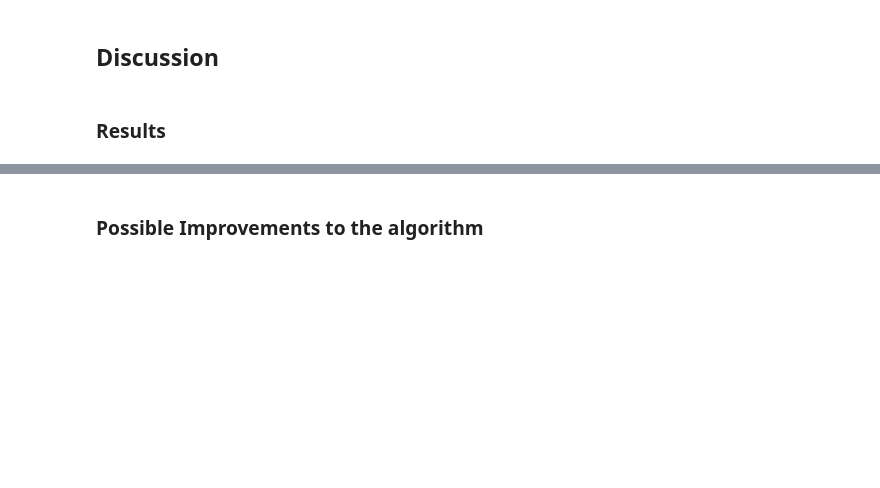
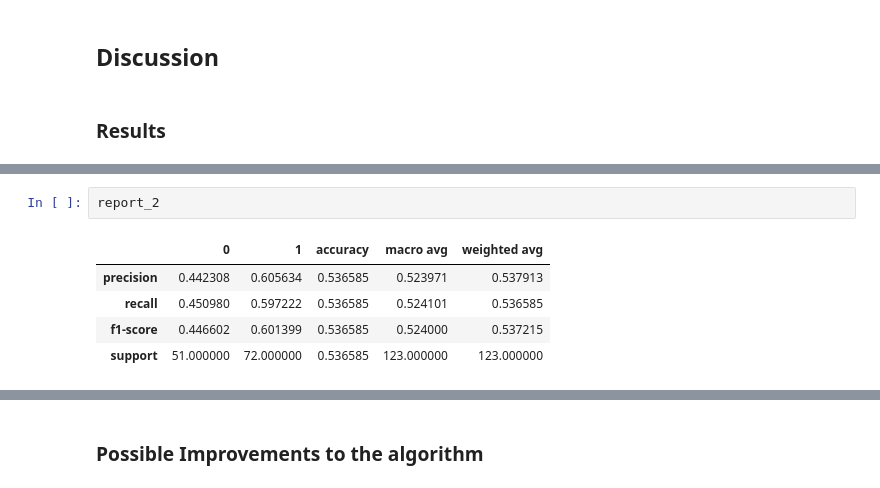
Before and after one commit to volkamerlab/CADDSeminar_2023, a Jupyter notebook: notebooks/04_SVM_DDI_prediction/T4_SVM_DDI_prediction.ipynb, the cells around one changed output, grey strips where cells are left out. Saved outputs shown, nothing was run; the diff lists cells and outputs as text; blank space fills up the shorter version.

```diff
--- a/notebooks/04_SVM_DDI_prediction/T4_SVM_DDI_prediction.ipynb
+++ b/notebooks/04_SVM_DDI_prediction/T4_SVM_DDI_prediction.ipynb
@@ -731,0 +716,8 @@ Nevertheless, we proved that an SVM using a similarity matrix as a kernel functi
+# %%
+report_2
+# %% [output]
+|  | 0 | 1 | accuracy | macro avg | weighted avg |
+| precision | 0.442308 | 0.605634 | 0.536585 | 0.523971 | 0.537913 |
+| recall | 0.450980 | 0.597222 | 0.536585 | 0.524101 | 0.536585 |
+| f1-score | 0.446602 | 0.601399 | 0.536585 | 0.524000 | 0.537215 |
+| support | 51.000000 | 72.000000 | 0.536585 | 123.000000 | 123.000000 |
```
Also changed, not shown: parts of 22 cells of this notebook.
